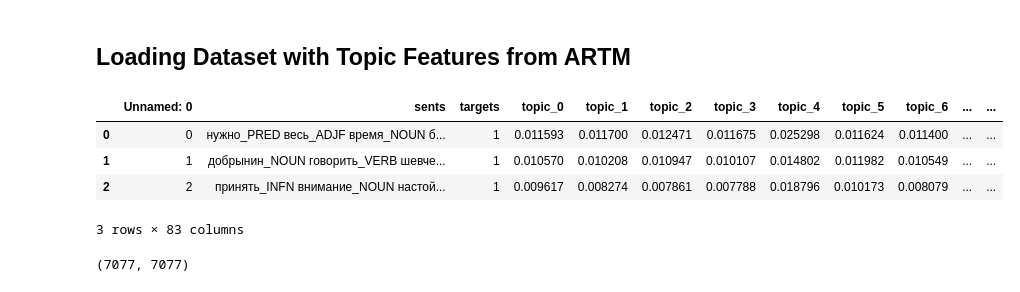
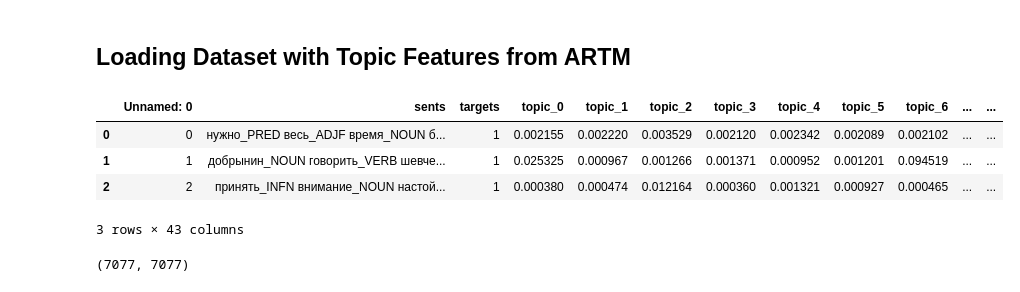
Before and after one commit to steysie/topic-modelling-metaphor, a Jupyter notebook: Notebooks and Scripts/[2] Topic Model Metaphor Classifier.ipynb, the cells around one changed output. Drawn from its saved outputs; the diff is of its cells as text; code cells hidden in the pictures.

```diff
--- a/Notebooks and Scripts/[2] Topic Model Metaphor Classifier.ipynb
+++ b/Notebooks and Scripts/[2] Topic Model Metaphor Classifier.ipynb
@@ -139,14 +149,15 @@ def save_log(model_name, results):
 # %% [markdown]
 ## Loading Dataset with Topic Features from ARTM
 # %%
-df = pd.read_csv('./artm/thetas/metcorp_tm_dense_280.csv', index_col=None)
+# Number of topics (successful ones): 40, 50, 80, 90
+df = pd.read_csv('./theta_matrices/metcorp_tm_lda40.csv', index_col=None)
 df.head(3)
 # %% [output]
 |  | Unnamed: 0 | sents | targets | topic_0 | topic_1 | topic_2 | topic_3 | topic_4 | topic_5 | topic_6 | ... | ... |
-| 0 | 0 | нужно_PRED весь_ADJF время_NOUN б... | 1 | 0.011593 | 0.011700 | 0.012471 | 0.011675 | 0.025298 | 0.011624 | 0.011400 | ... | ... |
-| 1 | 1 | добрынин_NOUN говорить_VERB шевче... | 1 | 0.010570 | 0.010208 | 0.010947 | 0.010107 | 0.014802 | 0.011982 | 0.010549 | ... | ... |
-| 2 | 2 | принять_INFN внимание_NOUN настой... | 1 | 0.009617 | 0.008274 | 0.007861 | 0.007788 | 0.018796 | 0.010173 | 0.008079 | ... | ... |
+| 0 | 0 | нужно_PRED весь_ADJF время_NOUN б... | 1 | 0.002155 | 0.002220 | 0.003529 | 0.002120 | 0.002342 | 0.002089 | 0.002102 | ... | ... |
+| 1 | 1 | добрынин_NOUN говорить_VERB шевче... | 1 | 0.025325 | 0.000967 | 0.001266 | 0.001371 | 0.000952 | 0.001201 | 0.094519 | ... | ... |
+| 2 | 2 | принять_INFN внимание_NOUN настой... | 1 | 0.000380 | 0.000474 | 0.012164 | 0.000360 | 0.001321 | 0.000927 | 0.000465 | ... | ... |
-3 rows × 83 columns
+3 rows × 43 columns
 # %%
 X = df.iloc[:, 3:53].values.tolist()
 y = df['targets']
```
Also changed, not shown: parts of 8 cells of this notebook, 21 other files.
